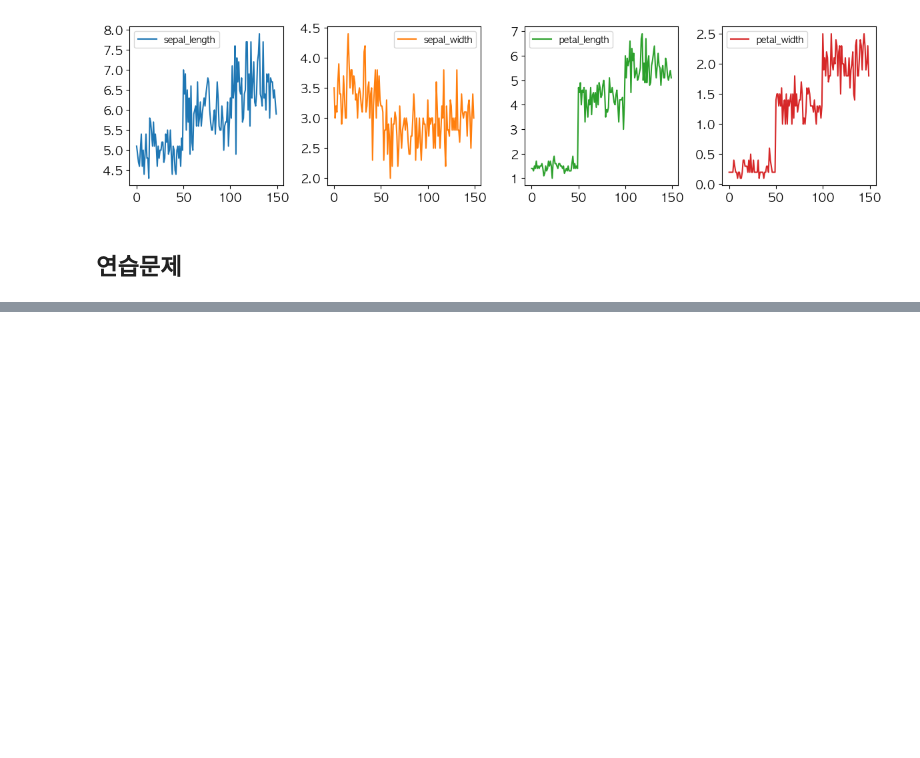
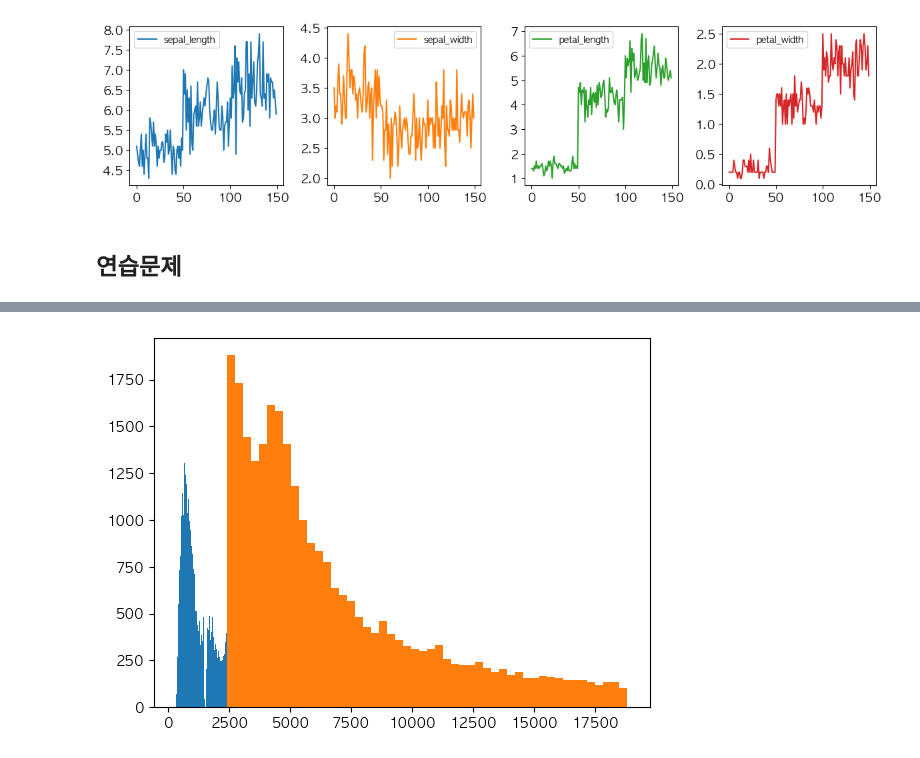
Before and after one commit to chae030/DCAV, a Jupyter notebook: final.ipynb, the cells around one changed output, grey strips where cells are left out. Saved outputs shown, nothing was run; the diff lists cells and outputs as text; code cells hidden in the pictures; blank space fills up the shorter version.

```diff
--- a/final.ipynb
+++ b/final.ipynb
@@ -536,0 +659,4 @@ flights = sns.load_dataset('flights')
+# %%
+# 4
+diamonds = sns.load_dataset('diamonds')
+diamonds
@@ -536,0 +677,12 @@ flights = sns.load_dataset('flights')
+# %%
+dia_median = diamonds['price'].median()
+
+price_level = []
+for p in diamonds['price'] :
+    if p > dia_median :
+        price_level.append('high')
+    else :
+        price_level.append('low')
+
+diamonds['price_level'] = price_level
+diamonds
@@ -536,0 +703,9 @@ flights = sns.load_dataset('flights')
+# %%
+low_prices = diamonds[diamonds['price_level'] == 'low']['price']
+high_prices = diamonds[diamonds['price_level'] == 'high']['price']
+
+plt.hist(low_prices, bins=50)
+plt.hist(high_prices, bins=50)
+plt.show()
+# %% [output]
+[figure, added]
```
Also changed, not shown: parts of 20 cells of this notebook.
